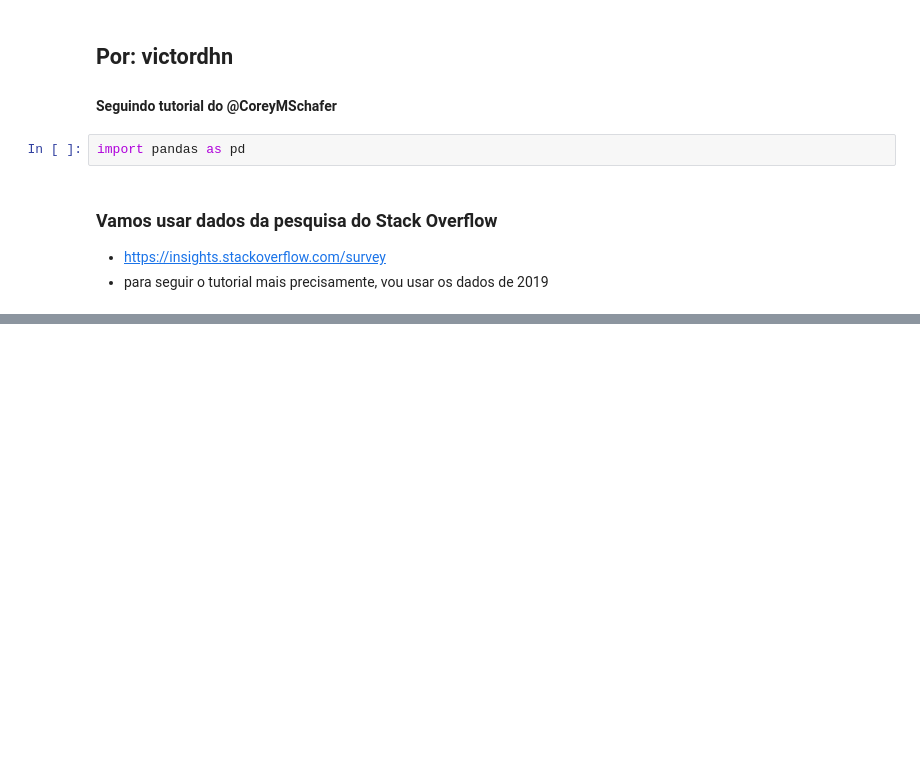
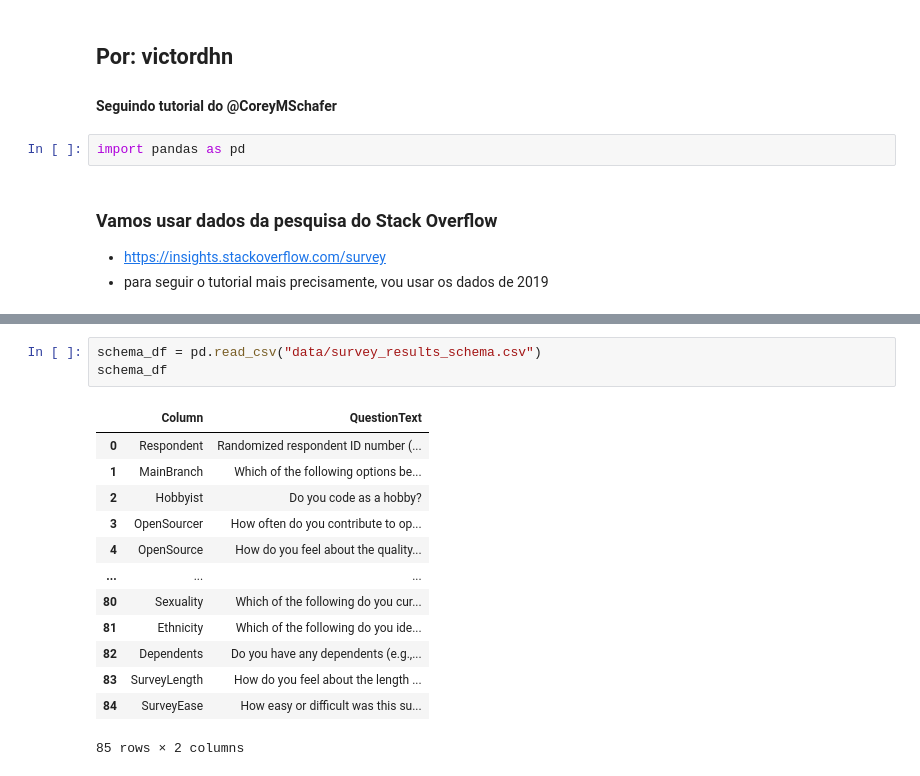
Before and after one commit to victordhn/Learning-Python, a Jupyter notebook: pandas.ipynb, the cells around one changed output, grey strips where cells are left out. Drawn from its saved outputs; the diff is of its cells as text; blank space fills up the shorter version.

```diff
--- a/pandas.ipynb
+++ b/pandas.ipynb
@@ -9,0 +67,17 @@ import pandas as pd
+# %%
+schema_df = pd.read_csv("data/survey_results_schema.csv")
+schema_df
+# %% [output]
+|  | Column | QuestionText |
+| 0 | Respondent | Randomized respondent ID number (... |
+| 1 | MainBranch | Which of the following options be... |
+| 2 | Hobbyist | Do you code as a hobby? |
+| 3 | OpenSourcer | How often do you contribute to op... |
+| 4 | OpenSource | How do you feel about the quality... |
+| ... | ... | ... |
+| 80 | Sexuality | Which of the following do you cur... |
+| 81 | Ethnicity | Which of the following do you ide... |
+| 82 | Dependents | Do you have any dependents (e.g.,... |
+| 83 | SurveyLength | How do you feel about the length ... |
+| 84 | SurveyEase | How easy or difficult was this su... |
+85 rows × 2 columns
```
Also changed, not shown: parts of 7 cells of this notebook.
